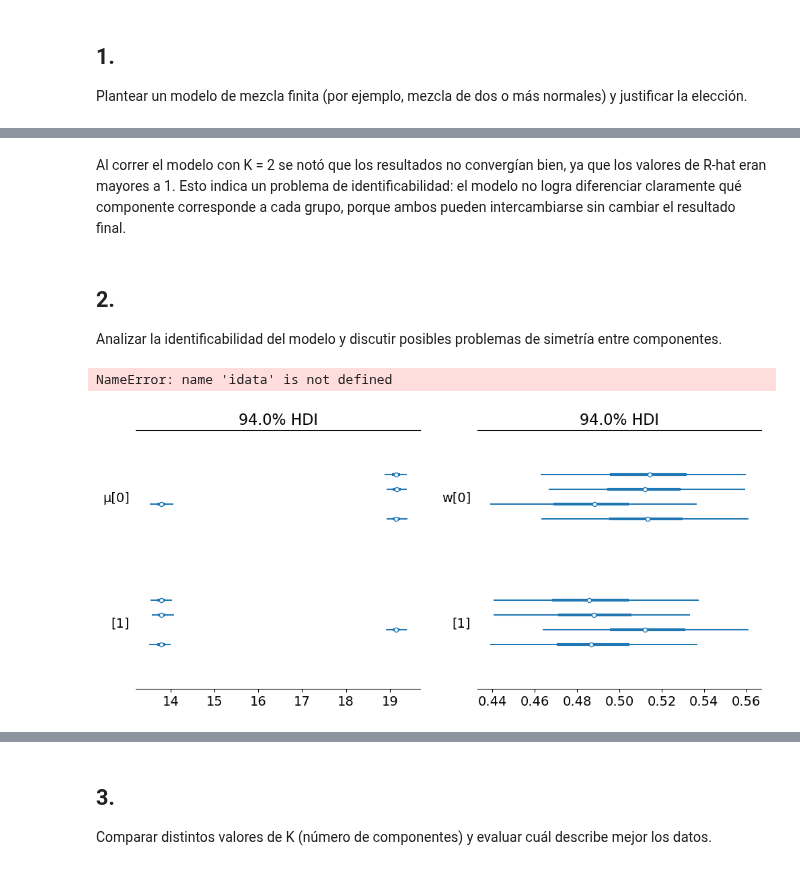
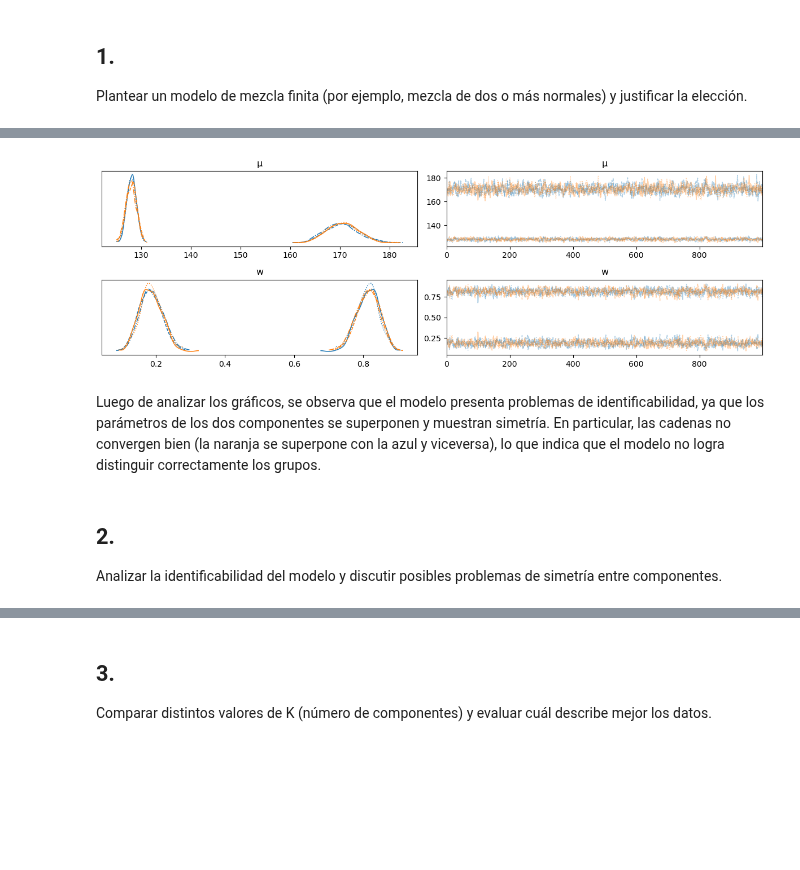
Before and after one commit to nazarenomm/Grupo4-TPI-EeI2, a Jupyter notebook: Parte2/parte_2.ipynb, the cells around one changed output, grey strips where cells are left out. Cells and saved outputs as stored; diff of their text form; code cells hidden in the pictures; blank space fills up the shorter version.

```diff
--- a/Parte2/parte_2.ipynb
+++ b/Parte2/parte_2.ipynb
@@ -53,0 +65,2 @@ Se realizó un histograma de la variable el cual evidencia una distribución bim
+# %%
+obs = conteo['n_orders'].values
@@ -80,25 +112,10 @@ Sampling 3 chains for 1_000 tune and 227 draw iterations (3_000 + 681 draws tota
-# %% [markdown]
-Al correr el modelo con K = 2 se notó que los resultados no convergían bien, ya que los valores de R-hat eran mayores a 1. Esto indica un problema de identificabilidad: el modelo no logra diferenciar claramente qué componente corresponde a cada grupo, porque ambos pueden intercambiarse sin cambiar el resultado final.
+# %%
+az.plot_trace(idata, var_names=['μ', 'w'])
+plt.tight_layout();
+# %% [output]
+[figure, added]
+# %% [markdown]
+Luego de analizar los gráficos, se observa que el modelo presenta problemas de identificabilidad, ya que los parámetros de los dos componentes se superponen y muestran simetría. En particular, las cadenas no convergen bien (la naranja se superpone con la azul y viceversa), lo que indica que el modelo no logra distinguir correctamente los grupos.
 # %% [markdown]
 ## 2.
 Analizar la identificabilidad del modelo y discutir posibles problemas de simetría entre componentes.
-# %%
-
-az.plot_trace(
-    idata,
-    figsize=(12, 8),
-    compact=False,
-    lines=None,
-)
-
-plt.tight_layout()
-plt.show()
-# %% [output]
-NameError: name 'idata' is not defined
-# %%
-fig, axes = plt.subplots(1, 2, figsize=(12, 5))
-
-az.plot_forest(idata, var_names=['μ'], ax=axes[0])
-az.plot_forest(idata, var_names=['w'], ax=axes[1]);
-# %% [output]
-[figure, removed]
```
Also changed, not shown: parts of 95 cells of this notebook, 3 other files.
